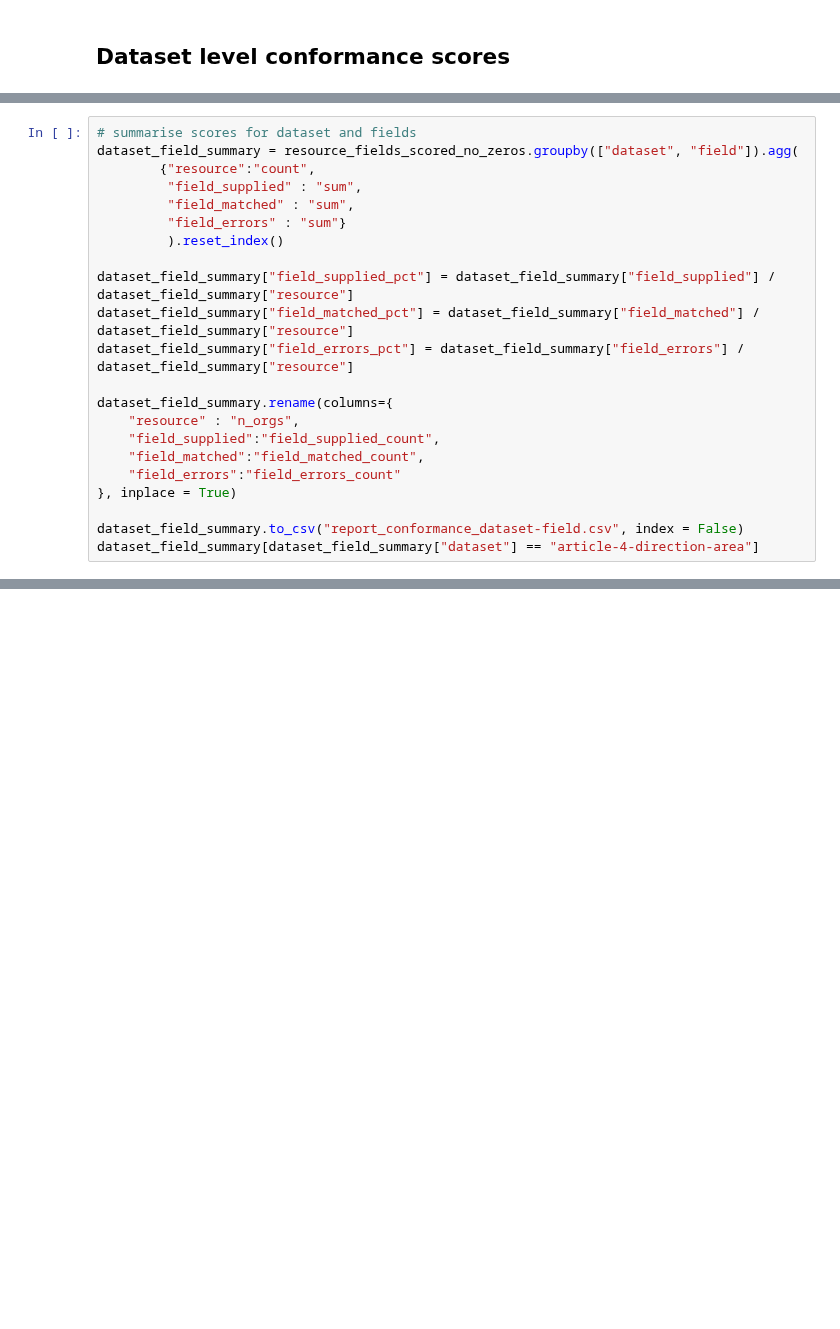
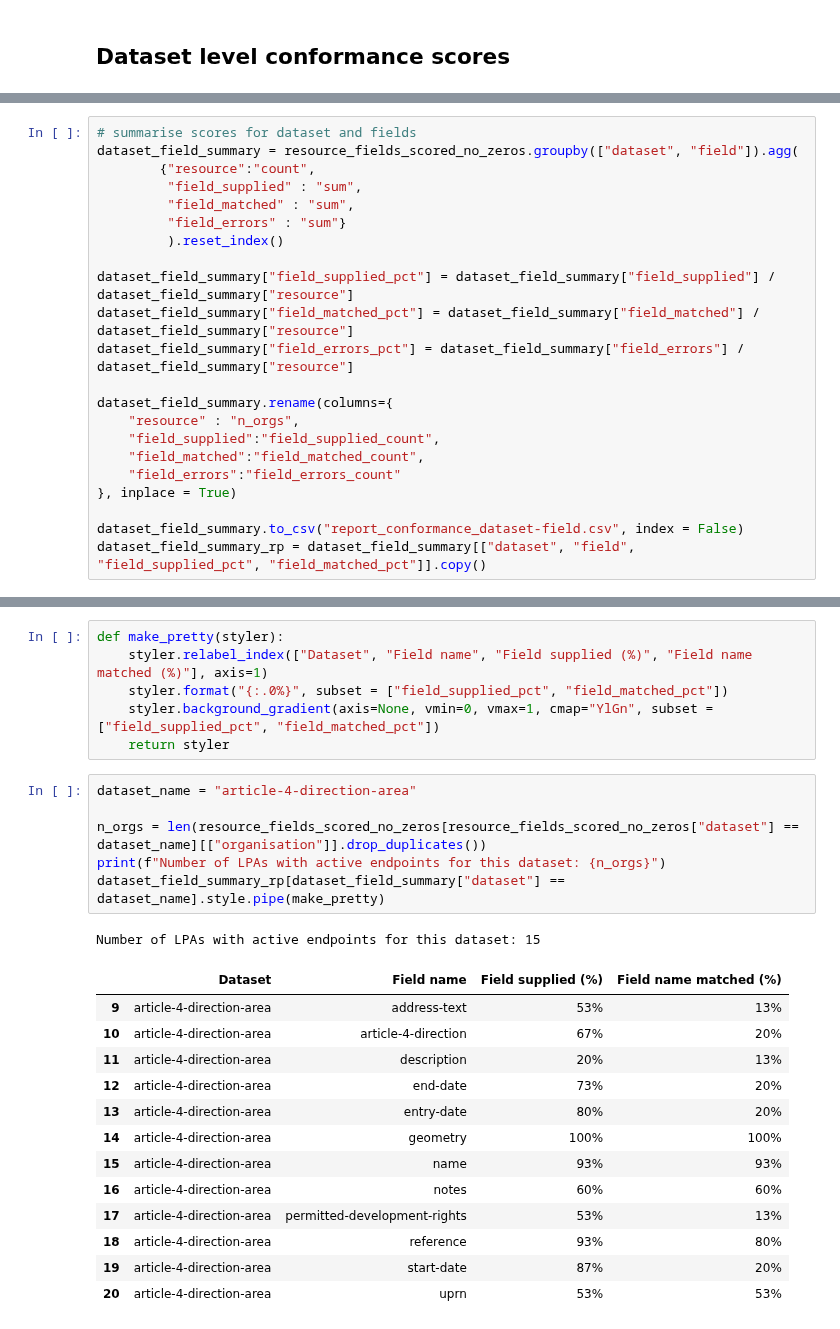
Before and after one commit to digital-land/jupyter-analysis, a Jupyter notebook: service_report/master_report/compliance-to-standard-new.ipynb, the cells around one changed output, grey strips where cells are left out. Saved outputs shown, nothing was run; the diff lists cells and outputs as text; blank space fills up the shorter version.

```diff
--- a/service_report/master_report/compliance-to-standard-new.ipynb
+++ b/service_report/master_report/compliance-to-standard-new.ipynb
@@ -401,4 +419,4 @@ dataset_field_summary.rename(columns={
 }, inplace = True)
 
 dataset_field_summary.to_csv("report_conformance_dataset-field.csv", index = False)
-dataset_field_summary[dataset_field_summary["dataset"] == "article-4-direction-area"]
+dataset_field_summary_rp = dataset_field_summary[["dataset", "field",  "field_supplied_pct", "field_matched_pct"]].copy()
@@ -418,0 +423,27 @@ dataset_field_summary[dataset_field_summary["dataset"] == "article-4-direction-a
+# %%
+def make_pretty(styler):
+    styler.relabel_index(["Dataset", "Field name", "Field supplied (%)", "Field name matched (%)"], axis=1)
+    styler.format("{:.0%}", subset = ["field_supplied_pct", "field_matched_pct"])
+    styler.background_gradient(axis=None, vmin=0, vmax=1, cmap="YlGn", subset = ["field_supplied_pct", "field_matched_pct"])
+    return styler
+# %%
+dataset_name = "article-4-direction-area"
+
+n_orgs = len(resource_fields_scored_no_zeros[resource_fields_scored_no_zeros["dataset"] == dataset_name][["organisation"]].drop_duplicates())
+print(f"Number of LPAs with active endpoints for this dataset: {n_orgs}")
+dataset_field_summary_rp[dataset_field_summary["dataset"] == dataset_name].style.pipe(make_pretty)
+# %% [output]
+Number of LPAs with active endpoints for this dataset: 15
+|  | Dataset | Field name | Field supplied (%) | Field name matched (%) |
+| 9 | article-4-direction-area | address-text | 53% | 13% |
+| 10 | article-4-direction-area | article-4-direction | 67% | 20% |
+| 11 | article-4-direction-area | description | 20% | 13% |
+| 12 | article-4-direction-area | end-date | 73% | 20% |
+| 13 | article-4-direction-area | entry-date | 80% | 20% |
+| 14 | article-4-direction-area | geometry | 100% | 100% |
+| 15 | article-4-direction-area | name | 93% | 93% |
+| 16 | article-4-direction-area | notes | 60% | 60% |
+| 17 | article-4-direction-area | permitted-development-rights | 53% | 13% |
+| 18 | article-4-direction-area | reference | 93% | 80% |
+| 19 | article-4-direction-area | start-date | 87% | 20% |
+| 20 | article-4-direction-area | uprn | 53% | 53% |
```
Also changed, not shown: parts of 17 cells of this notebook, 1 other file.
